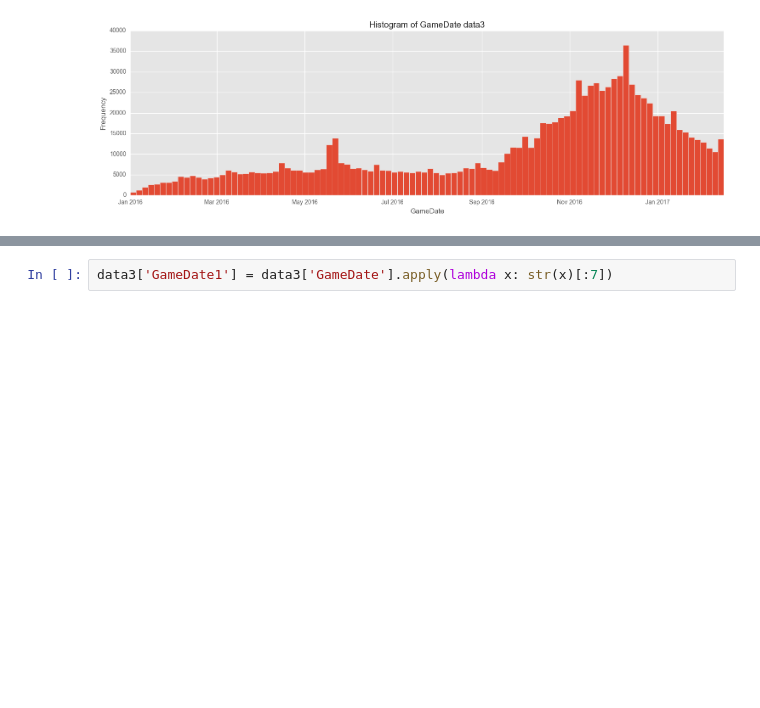
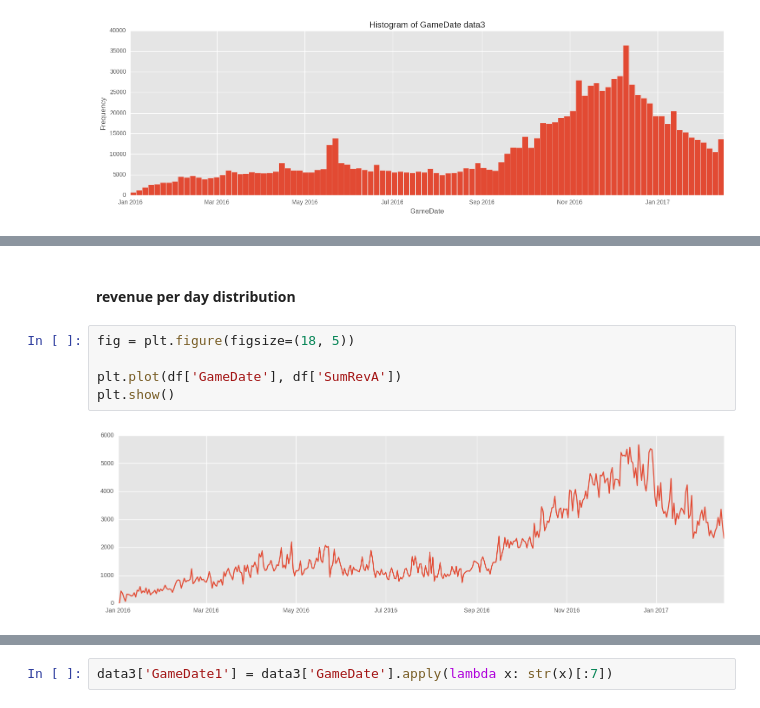
Before and after one commit to dsakovych/DS-notebooks, a Jupyter notebook: LL_task.ipynb, the cells around one changed output, grey strips where cells are left out. Cells and saved outputs as stored; diff of their text form; blank space fills up the shorter version.

```diff
--- a/LL_task.ipynb
+++ b/LL_task.ipynb
@@ -435,0 +484,9 @@ df1 = data3[["GameDate", "SumRevB"]].groupby(['GameDate'],as_index=False).sum()
+# %% [markdown]
+#### revenue per day distribution
+# %%
+fig = plt.figure(figsize=(18, 5))
+
+plt.plot(df['GameDate'], df['SumRevA'])
+plt.show()
+# %% [output]
+[figure, added]
```
Also changed, not shown: parts of 38 cells of this notebook.
